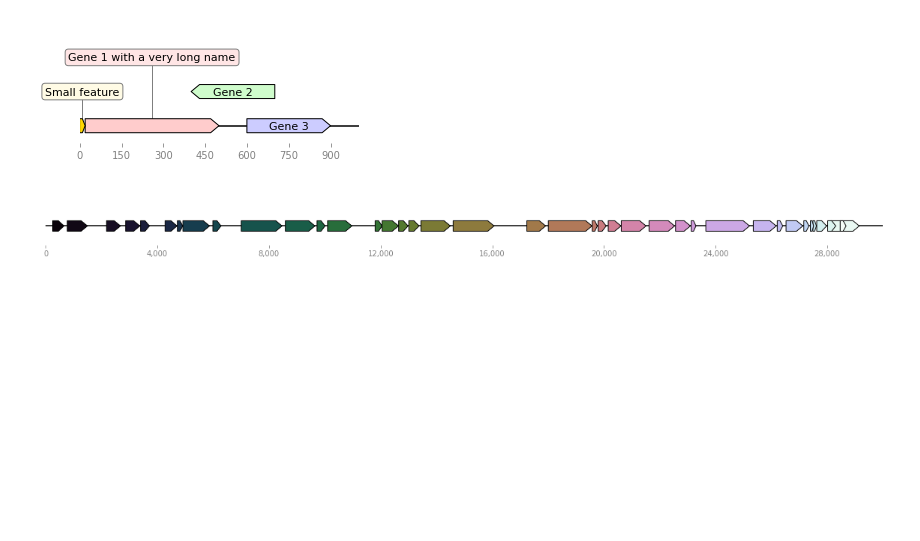
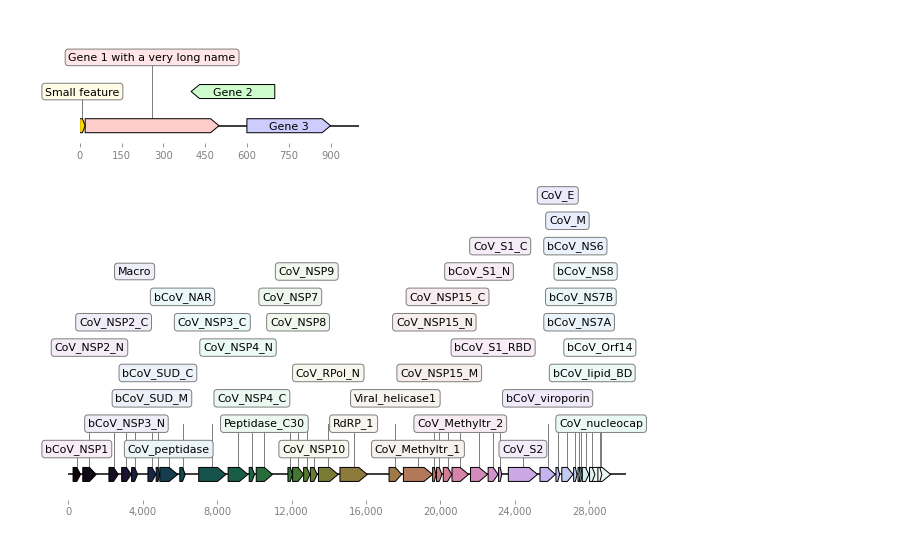
Before and after one commit to serratus-bio/serratus-batch-assembly, a Jupyter notebook: stats/genome_structure.ipynb, the cells around one changed output. Cells and saved outputs as stored; diff of their text form; code cells hidden in the pictures; blank space fills up the shorter version.

```diff
--- a/stats/genome_structure.ipynb
+++ b/stats/genome_structure.ipynb
@@ -87,23 +87,24 @@ data = [(249,    654,    'bCoV_NSP1',        'SRR11939968.coronaspades.NODE_1_le
 # %%
 from dna_features_viewer import GraphicFeature, GraphicRecord
 features=[]
 #palette = sns.color_palette("hls", len(data))
 palette = sns.color_palette("cubehelix", len(data))
 cur_color = 0
 dpalette = dict()
 
 for i,e in enumerate(data):
     start, end, name, ctg, is_complete = e
     if name not in dpalette:
         dpalette[name] = palette[cur_color] # use next available color in palette
         cur_color = (cur_color + 1) % len(data)
     color = dpalette[name]
     features += [GraphicFeature(start=start, end=end, strand=+1,
-                                color = color)]
+                                color = color,#)]
+                                label=name)]
                 # color="#ffd700")]
-                #   label=name)]
+
 record = GraphicRecord(sequence_length=30000, feature_level_height=0, features=features)
-ax, _ = record.plot(figure_width=20)
+ax, _ = record.plot(figure_width=10)
 ax.figure.savefig('sequence_and_translation.png', bbox_inches='tight')
 # %% [output]
-[figure, old version]
+[figure, new version]
```
Also changed, not shown: 2 other files.
